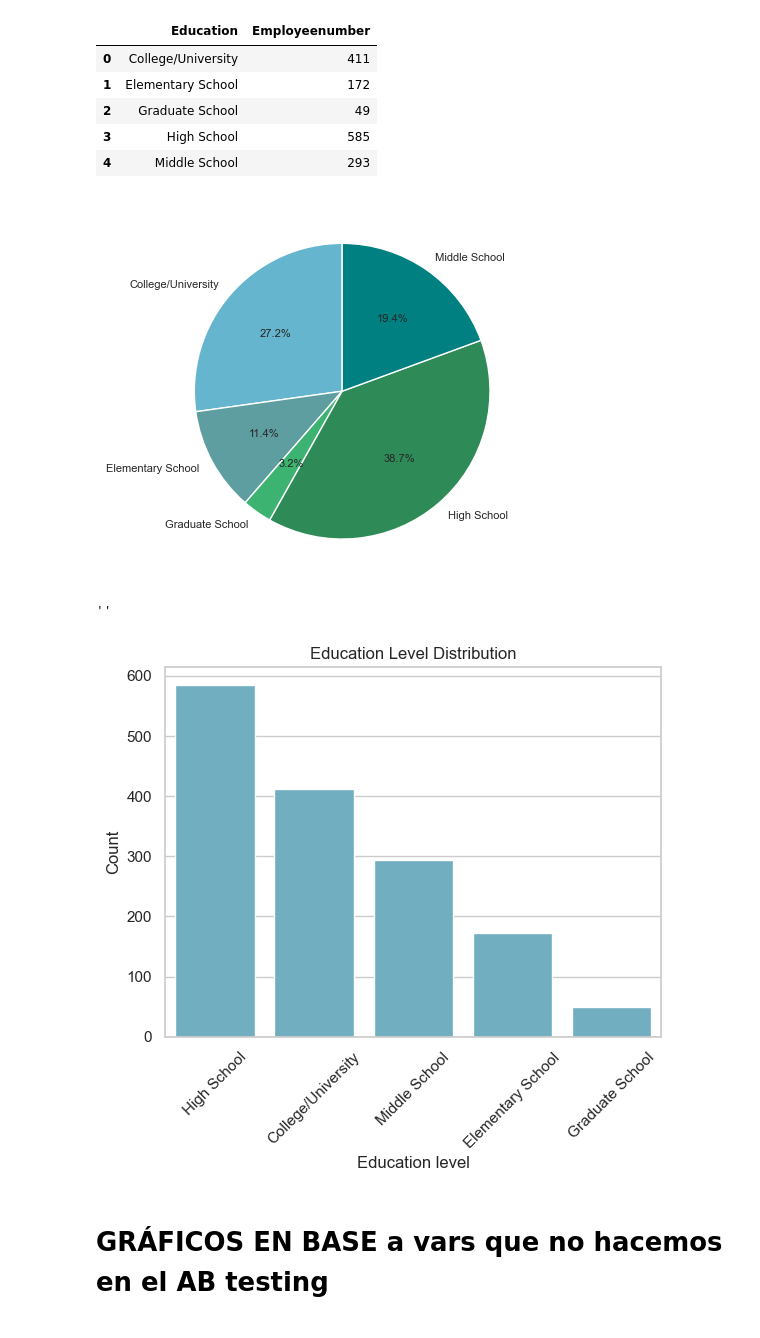
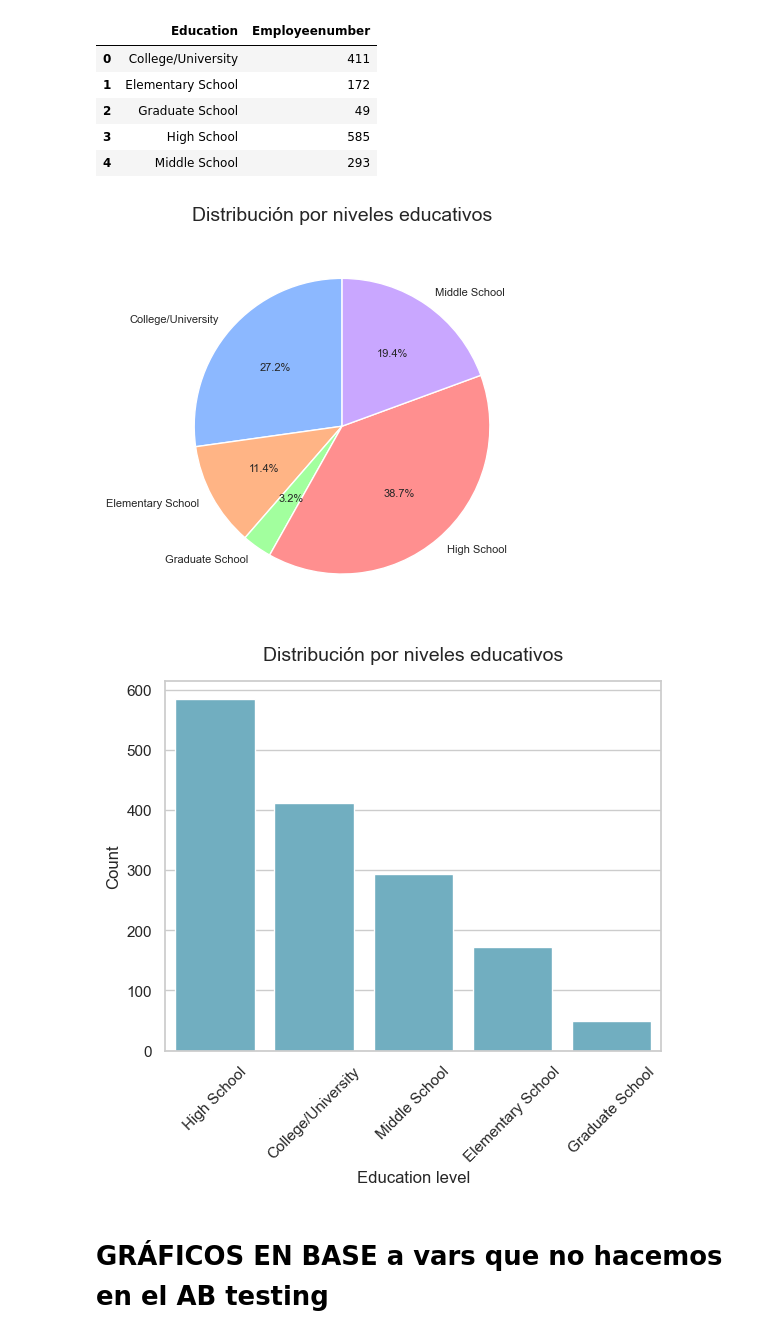
Before and after one commit to Adalab/proyecto-da-promo-F-modulo-3-team-6, a Jupyter notebook: Graphics/graphics.ipynb, the cells around one changed output. Saved outputs shown, nothing was run; the diff lists cells and outputs as text; code cells hidden in the pictures.

```diff
--- a/Graphics/graphics.ipynb
+++ b/Graphics/graphics.ipynb
@@ -4,6 +4,7 @@
 # Tratamiento de datos
 # -----------------------------------------------------------------------
 import pandas as pd
+import numpy as np
 
 # Visualización
 # ------------------------------------------------------------------------------
@@ -11,7 +12,8 @@ import matplotlib.pyplot as plt
 import seaborn as sns
 sns.set_style("whitegrid") # establece el estilo del fondo de las gráficas como "whitegrid". Las gráficas tendrán un fondo blanco con líneas de cuadrícula horizontales y verticales.
 sns.set_theme(style="dark") # cambiará el esquema de colores predeterminado de Seaborn a uno más oscuro, adecuado para gráficas con fondos claros.
-plt.style.use('Solarize_Light2')# establece el estilo en Solarize_Lihgt2.
+sns.set_palette('twilight')
+#plt.style.use('Solarize_Light2')# establece el estilo en Solarize_Lihgt2.
 
 # Configuración
 # -----------------------------------------------------------------------
@@ -106,18 +116,30 @@ df_educacion
 | 4 | Middle School | 293 |
 # %%
 sns.set(style="whitegrid")
-colores = ["c", "cadetblue", "mediumseagreen", "seagreen", "teal", "turquoise", "lightseagreen"]
+colores = [
+    '#8cb8ff',
+    '#ffb485',
+    '#a2ff9e',
+    '#ff8f8f',
+    '#c9a7ff',
+    '#c3a595',
+    '#ffafff',
+    '#b9b9b9',
+    '#d9e084',
+    '#a4e7eb'
+]
 
 
 # creamos el gráfico basándonos en el DataFrame que hemos creado en el paso anterior
 plt.pie("Employeenumber", labels= "Education",
         data = df_educacion,
         autopct=  '%1.1f%%',
         colors = colores,
         textprops={'fontsize': 8},
-        startangle=90);
+        startangle=90)
+plt.title('Distribución por niveles educativos', pad=15, fontsize=14);
 # %% [output]
-[figure, old version]
+[figure, new version]
 # %%
 sns.countplot(x = "Education",
               data = df,
@@ -128,10 +150,10 @@ plt.xlabel("Education level")
 plt.ylabel("Count")
 plt.title("Education Level Distribution")
 plt.xticks(rotation=45)
-;
+
+plt.title('Distribución por niveles educativos', pad=15, fontsize=14);
 # %% [output]
-''
-[figure, old version]
+[figure, new version]
 # %% [markdown]
 # GRÁFICOS EN BASE a vars que no hacemos en el AB testing
 # %%
```
Also changed, not shown: parts of 17 cells of this notebook, 6 other files.
